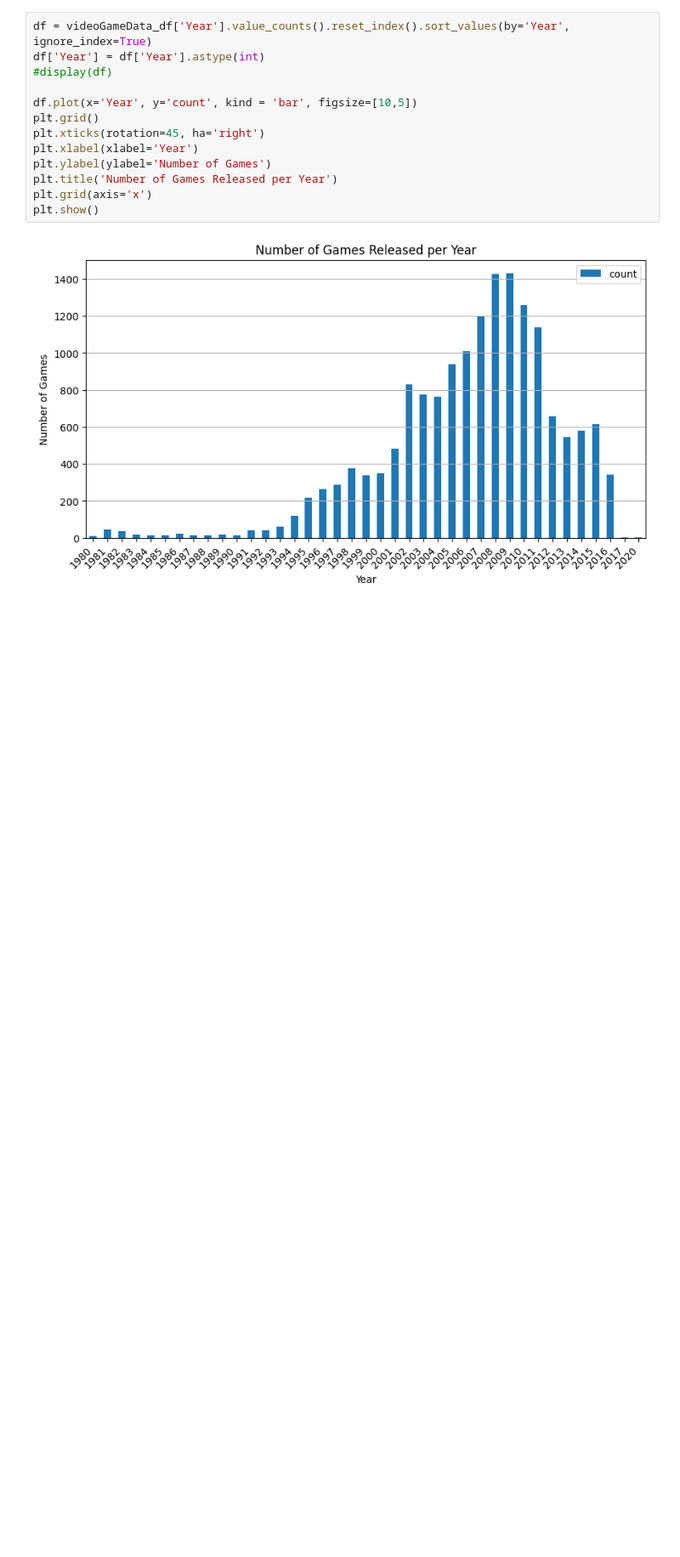
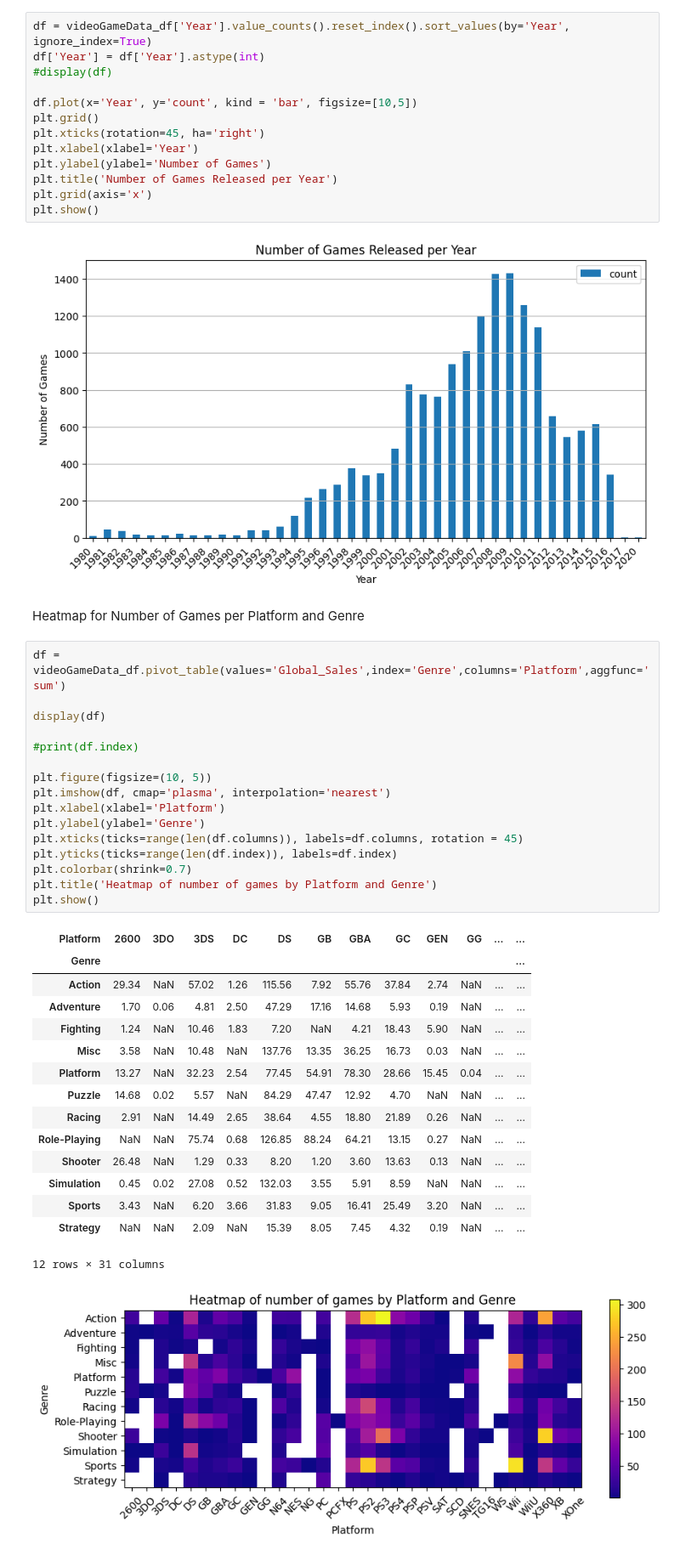
Before and after one commit to bdatye/VideoGameSalesTrends, a Jupyter notebook: VideoGamesSalesTrends.ipynb, the cells around one changed output. Shown at 85% size. Cells and saved outputs as stored; diff of their text form; blank space fills up the shorter version.

Commit message:
Added plot for pivot_table and heatmap

```diff
--- a/VideoGamesSalesTrends.ipynb
+++ b/VideoGamesSalesTrends.ipynb
@@ -351,3 +351,38 @@ plt.grid(axis='x')
 plt.show()
 # %% [output]
 [figure]
+# %% [markdown]
+Heatmap for Number of Games per Platform and Genre
+# %%
+df = videoGameData_df.pivot_table(values='Global_Sales',index='Genre',columns='Platform',aggfunc='sum')
+
+display(df)
+
+#print(df.index)
+
+plt.figure(figsize=(10, 5))
+plt.imshow(df, cmap='plasma', interpolation='nearest')
+plt.xlabel(xlabel='Platform')
+plt.ylabel(ylabel='Genre')
+plt.xticks(ticks=range(len(df.columns)), labels=df.columns, rotation = 45)
+plt.yticks(ticks=range(len(df.index)), labels=df.index)
+plt.colorbar(shrink=0.7)
+plt.title('Heatmap of number of games by Platform and Genre')
+plt.show()
+# %% [output]
+| Platform | 2600 | 3DO | 3DS | DC | DS | GB | GBA | GC | GEN | GG | ... | ... |
+| Genre |  |  |  |  |  |  |  |  |  |  |  | ... |
+| Action | 29.34 | NaN | 57.02 | 1.26 | 115.56 | 7.92 | 55.76 | 37.84 | 2.74 | NaN | ... | ... |
+| Adventure | 1.70 | 0.06 | 4.81 | 2.50 | 47.29 | 17.16 | 14.68 | 5.93 | 0.19 | NaN | ... | ... |
+| Fighting | 1.24 | NaN | 10.46 | 1.83 | 7.20 | NaN | 4.21 | 18.43 | 5.90 | NaN | ... | ... |
+| Misc | 3.58 | NaN | 10.48 | NaN | 137.76 | 13.35 | 36.25 | 16.73 | 0.03 | NaN | ... | ... |
+| Platform | 13.27 | NaN | 32.23 | 2.54 | 77.45 | 54.91 | 78.30 | 28.66 | 15.45 | 0.04 | ... | ... |
+| Puzzle | 14.68 | 0.02 | 5.57 | NaN | 84.29 | 47.47 | 12.92 | 4.70 | NaN | NaN | ... | ... |
+| Racing | 2.91 | NaN | 14.49 | 2.65 | 38.64 | 4.55 | 18.80 | 21.89 | 0.26 | NaN | ... | ... |
+| Role-Playing | NaN | NaN | 75.74 | 0.68 | 126.85 | 88.24 | 64.21 | 13.15 | 0.27 | NaN | ... | ... |
+| Shooter | 26.48 | NaN | 1.29 | 0.33 | 8.20 | 1.20 | 3.60 | 13.63 | 0.13 | NaN | ... | ... |
+| Simulation | 0.45 | 0.02 | 27.08 | 0.52 | 132.03 | 3.55 | 5.91 | 8.59 | NaN | NaN | ... | ... |
+| Sports | 3.43 | NaN | 6.20 | 3.66 | 31.83 | 9.05 | 16.41 | 25.49 | 3.20 | NaN | ... | ... |
+| Strategy | NaN | NaN | 2.09 | NaN | 15.39 | 8.05 | 7.45 | 4.32 | 0.19 | NaN | ... | ... |
+12 rows × 31 columns
+[figure, added]
```
